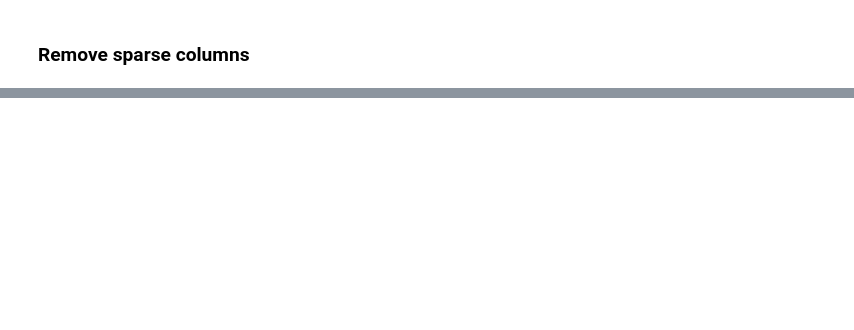
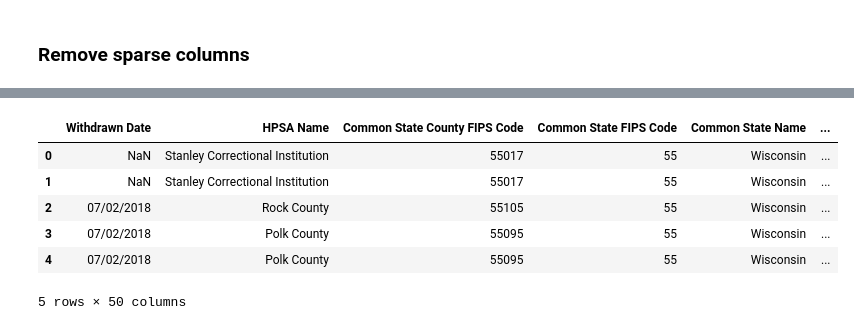
Before and after one commit to ml42322/correlationone_team2, a Jupyter notebook: HPSA Data Cleaning.ipynb, the cells around one changed output, grey strips where cells are left out. Saved outputs shown, nothing was run; the diff lists cells and outputs as text; code cells hidden in the pictures; blank space fills up the shorter version.

```diff
--- a/HPSA Data Cleaning.ipynb
+++ b/HPSA Data Cleaning.ipynb
@@ -115 +125,17 @@ final_df
+# %%
+final_df['County Equivalent Name New'] = final_df['County Equivalent Name'] + ' County' # add the word county to the end of the each county name
+# %%
+cbsa_data = cbsa[['countycountyequivalent', 'centraloutlyingcounty', 'statename', 'cbsacode']]
+
+final_df2 = final_df.merge(cbsa_data, how='left', left_on='County Equivalent Name New', right_on='countycountyequivalent')
+
+final_df2.head()
+# %% [output]
+|  | Withdrawn Date | HPSA Name | Common State County FIPS Code | Common State FIPS Code | Common State Name | ... |
+| 0 | NaN | Stanley Correctional Institution | 55017 | 55 | Wisconsin | ... |
+| 1 | NaN | Stanley Correctional Institution | 55017 | 55 | Wisconsin | ... |
+| 2 | 07/02/2018 | Rock County | 55105 | 55 | Wisconsin | ... |
+| 3 | 07/02/2018 | Polk County | 55095 | 55 | Wisconsin | ... |
+| 4 | 07/02/2018 | Polk County | 55095 | 55 | Wisconsin | ... |
+5 rows × 50 columns
 # %%
```
Also changed, not shown: parts of 10 cells of this notebook.
